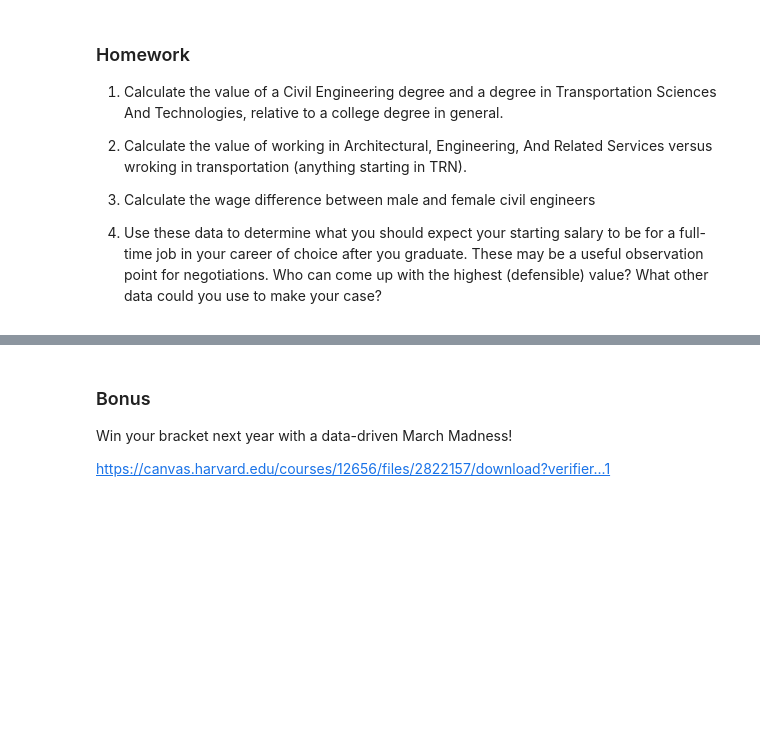
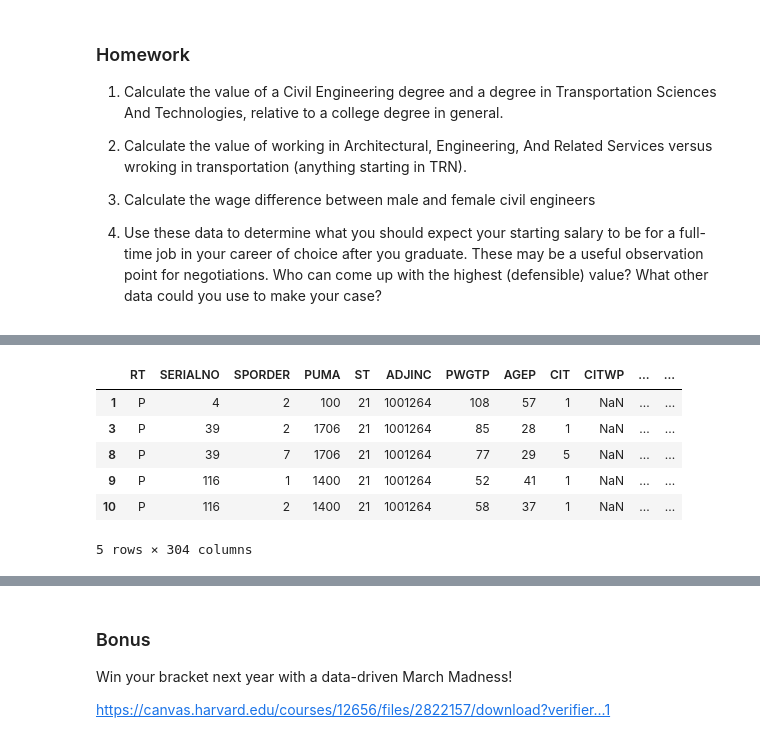
Before and after one commit to FRA228/ce599, a Jupyter notebook: 21-Regression 1/Regression 1.ipynb, the cells around one changed output, grey strips where cells are left out. Saved outputs shown, nothing was run; the diff lists cells and outputs as text; code cells hidden in the pictures; blank space fills up the shorter version.

```diff
--- a/21-Regression 1/Regression 1.ipynb
+++ b/21-Regression 1/Regression 1.ipynb
@@ -500,0 +602,27 @@ print(res.summary())
+# %%
+#the value of working in Architectural, Engineering, And Related Services versus wroking in transportation
+df['Bus'] = df['INDP'] == 6180
+df['Taxi'] = df['INDP'] == 6190
+df['Postal'] = df['INDP'] == 6370
+df['Courier'] = df['INDP'] == 6380
+df['Ware'] = df['INDP'] == 6390
+df['Pipe'] = df['INDP'] == 6270
+df['Air'] = df['INDP'] == 6070
+df['Rail'] = df['INDP'] == 6080
+df['Water'] = df['INDP'] == 6090
+df['Truck'] = df['INDP'] == 6170
+df['Scene'] = df['INDP'] == 6280
+df['Service'] = df['INDP'] == 6290
+
+
+df['Archi'] = df['INDP'] == 7290
+
+df.head()
+# %% [output]
+|  | RT | SERIALNO | SPORDER | PUMA | ST | ADJINC | PWGTP | AGEP | CIT | CITWP | ... | ... |
+| 1 | P | 4 | 2 | 100 | 21 | 1001264 | 108 | 57 | 1 | NaN | ... | ... |
+| 3 | P | 39 | 2 | 1706 | 21 | 1001264 | 85 | 28 | 1 | NaN | ... | ... |
+| 8 | P | 39 | 7 | 1706 | 21 | 1001264 | 77 | 29 | 5 | NaN | ... | ... |
+| 9 | P | 116 | 1 | 1400 | 21 | 1001264 | 52 | 41 | 1 | NaN | ... | ... |
+| 10 | P | 116 | 2 | 1400 | 21 | 1001264 | 58 | 37 | 1 | NaN | ... | ... |
+5 rows × 304 columns
```
Also changed, not shown: parts of 17 cells of this notebook.
